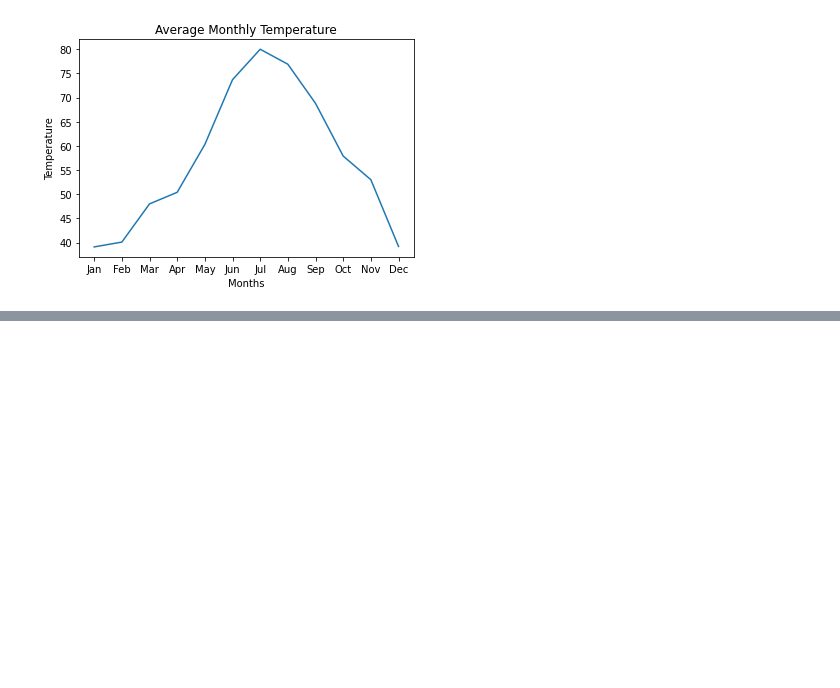
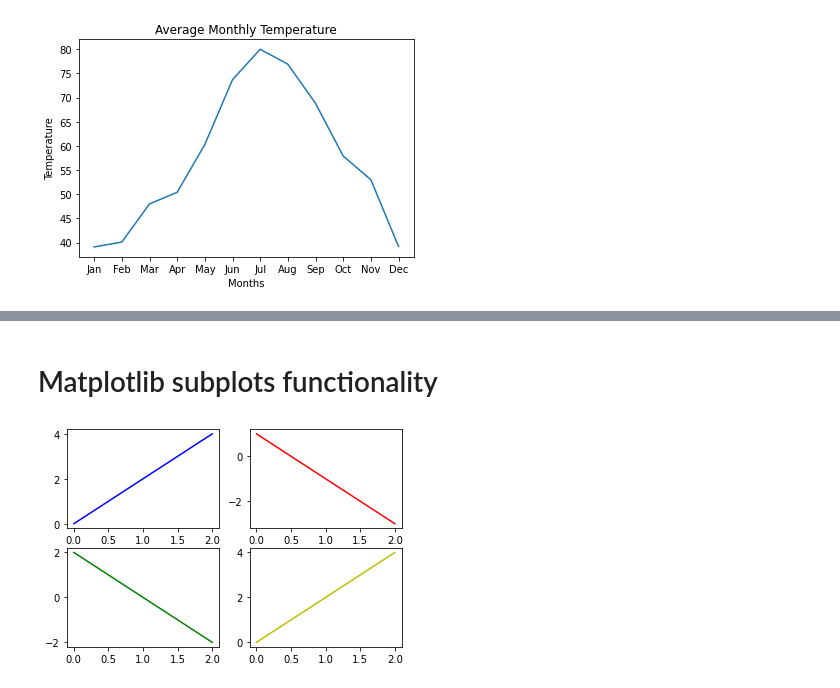
Before and after one commit to umar7860/numpy-linkedIn-course, a Jupyter notebook: NumPy Course Part 2/MatplotlibBasic.ipynb, the cells around one changed output, grey strips where cells are left out. Saved outputs shown, nothing was run; the diff lists cells and outputs as text; code cells hidden in the pictures; blank space fills up the shorter version.

```diff
--- a/NumPy Course Part 2/MatplotlibBasic.ipynb
+++ b/NumPy Course Part 2/MatplotlibBasic.ipynb
@@ -52,0 +55,22 @@ axes = fig.add_axes([0.1,0.1,0.8,0.8])
+# %% [markdown]
+# Matplotlib subplots functionality
+# %%
+fig = plt.figure()
+x = np.arange(3)
+y = 2 * x
+#2 rows , 2 colums ,  1 plot
+plt.subplot(2,2,1)
+plt.plot(x,y,'b')
+
+plt.subplot(2,2,2)
+plt.plot(x,1-y,'r')
+
+plt.subplot(2,2,3)
+plt.plot(x,2-y,'g')
+
+plt.subplot(2,2,4)
+plt.plot(x,y,'y')
+
+plt.show()
+# %% [output]
+[figure, added]
```
Also changed, not shown: parts of 15 cells of this notebook.
